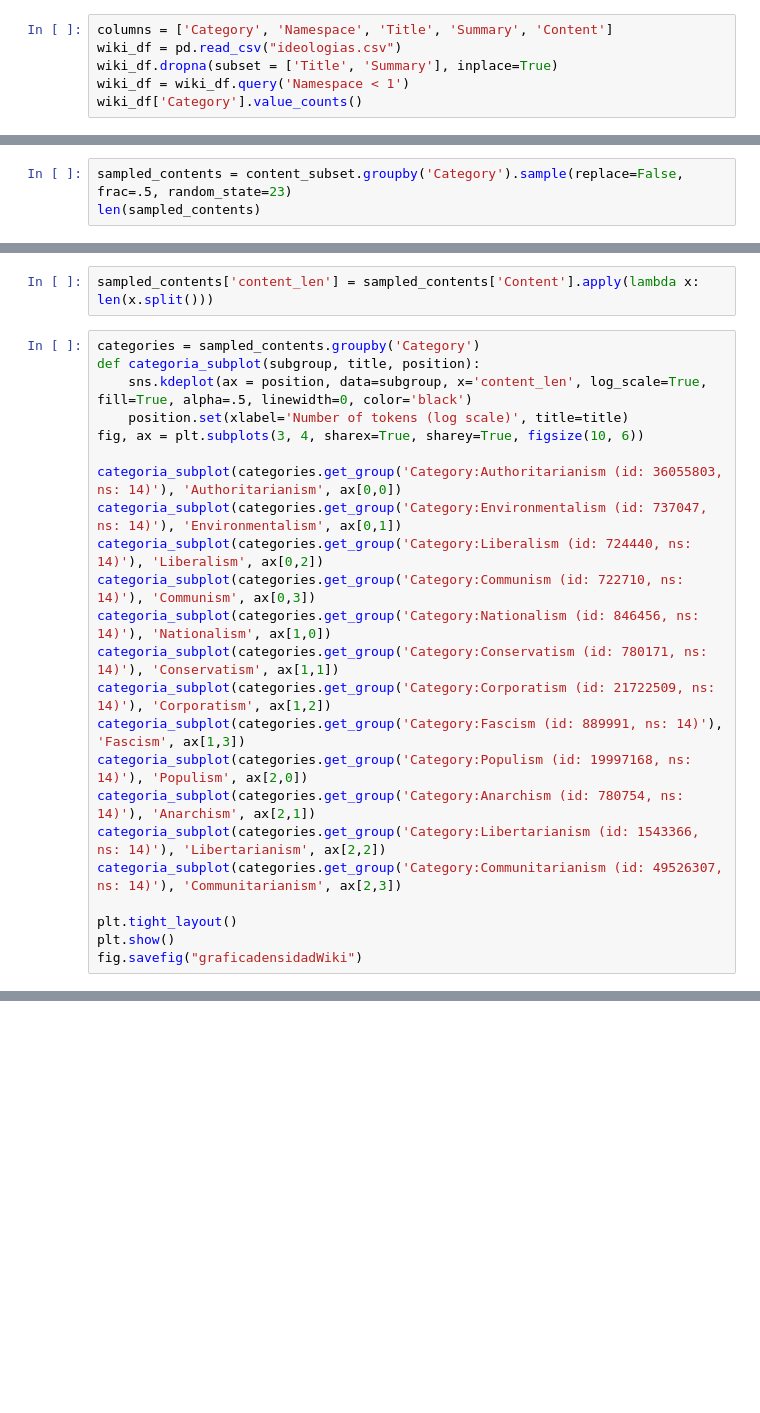
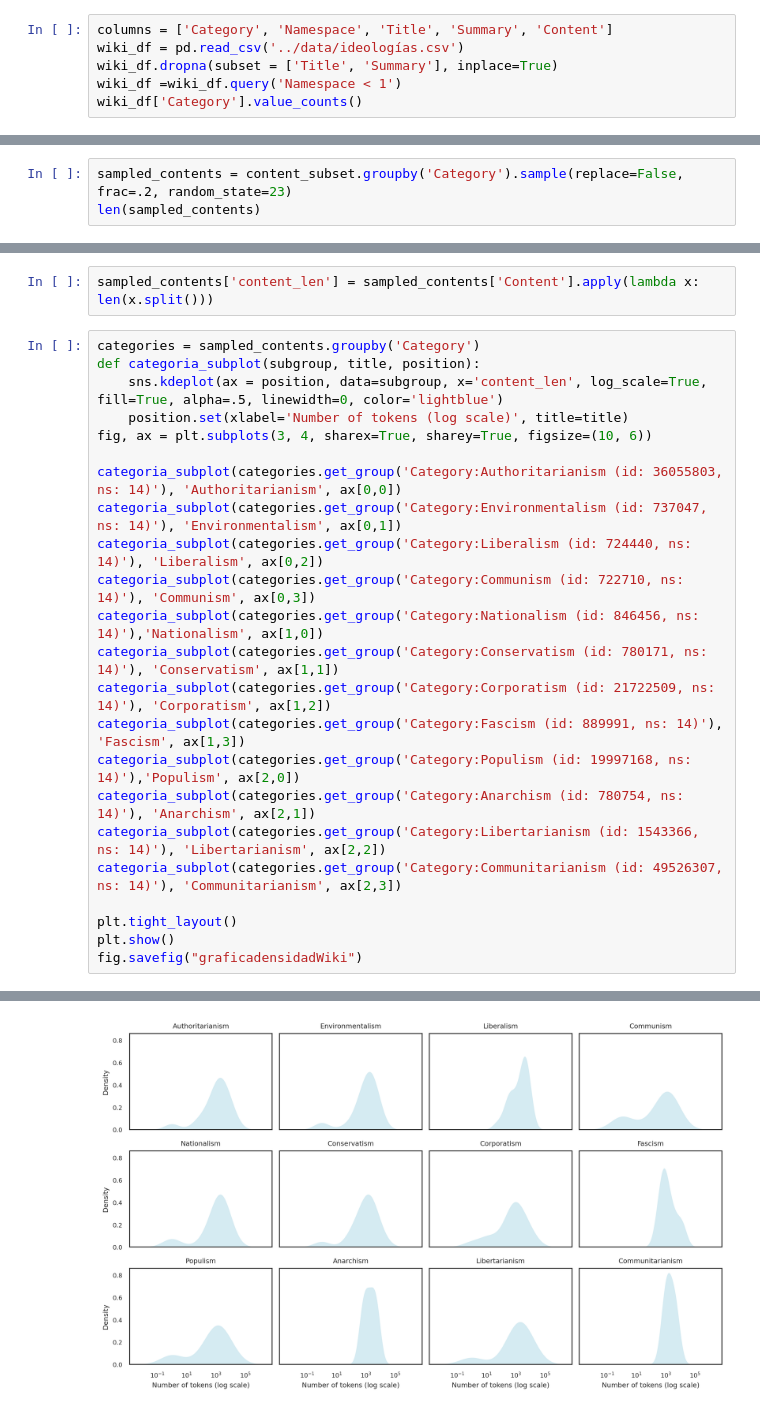
Before and after one commit to StacyLup/Ciencias-Sociales-Computacionales, a Jupyter notebook: notebooks/Análisis Iterativo Categorías Wikipedia.ipynb, the cells around one changed output, grey strips where cells are left out. Cells and saved outputs as stored; diff of their text form; blank space fills up the shorter version.

```diff
--- a/notebooks/Análisis Iterativo Categorías Wikipedia.ipynb
+++ b/notebooks/Análisis Iterativo Categorías Wikipedia.ipynb
@@ -240,8 +242,8 @@ df.to_csv('ideologias.csv')
 # %%
 columns = ['Category', 'Namespace', 'Title', 'Summary', 'Content']
-wiki_df = pd.read_csv("ideologias.csv")
+wiki_df = pd.read_csv('../data/ideologías.csv')
 wiki_df.dropna(subset = ['Title', 'Summary'], inplace=True)
-wiki_df = wiki_df.query('Namespace < 1')
+wiki_df =wiki_df.query('Namespace < 1')
 wiki_df['Category'].value_counts()
 # %% [output]
 Category
@@ -293,6 +295,6 @@ Category:Libertarianism (id: 1543366, ns: 14)        39
 Category:Communitarianism (id: 49526307, ns: 14)     16
 Name: count, dtype: int64
 # %%
-sampled_contents = content_subset.groupby('Category').sample(replace=False, frac=.5, random_state=23)
+sampled_contents = content_subset.groupby('Category').sample(replace=False, frac=.2, random_state=23)
 len(sampled_contents)
 # %% [output]
@@ -307,19 +309,19 @@ sampled_contents['content_len'] = sampled_contents['Content'].apply(lambda x: le
 # %%
 categories = sampled_contents.groupby('Category')
 def categoria_subplot(subgroup, title, position):
-    sns.kdeplot(ax = position, data=subgroup, x='content_len', log_scale=True, fill=True, alpha=.5, linewidth=0, color='black')
+    sns.kdeplot(ax = position, data=subgroup, x='content_len', log_scale=True, fill=True, alpha=.5, linewidth=0, color='lightblue')
     position.set(xlabel='Number of tokens (log scale)', title=title)
-fig, ax = plt.subplots(3, 4, sharex=True, sharey=True, figsize(10, 6))
+fig, ax = plt.subplots(3, 4, sharex=True, sharey=True, figsize=(10, 6))
 
 categoria_subplot(categories.get_group('Category:Authoritarianism (id: 36055803, ns: 14)'), 'Authoritarianism', ax[0,0])
 categoria_subplot(categories.get_group('Category:Environmentalism (id: 737047, ns: 14)'), 'Environmentalism', ax[0,1])
 categoria_subplot(categories.get_group('Category:Liberalism (id: 724440, ns: 14)'), 'Liberalism', ax[0,2])
 categoria_subplot(categories.get_group('Category:Communism (id: 722710, ns: 14)'), 'Communism', ax[0,3])
-categoria_subplot(categories.get_group('Category:Nationalism (id: 846456, ns: 14)'), 'Nationalism', ax[1,0])
+categoria_subplot(categories.get_group('Category:Nationalism (id: 846456, ns: 14)'),'Nationalism', ax[1,0])
 categoria_subplot(categories.get_group('Category:Conservatism (id: 780171, ns: 14)'), 'Conservatism', ax[1,1])
 categoria_subplot(categories.get_group('Category:Corporatism (id: 21722509, ns: 14)'), 'Corporatism', ax[1,2])
 categoria_subplot(categories.get_group('Category:Fascism (id: 889991, ns: 14)'), 'Fascism', ax[1,3])
-categoria_subplot(categories.get_group('Category:Populism (id: 19997168, ns: 14)'), 'Populism', ax[2,0])
+categoria_subplot(categories.get_group('Category:Populism (id: 19997168, ns: 14)'),'Populism', ax[2,0])
 categoria_subplot(categories.get_group('Category:Anarchism (id: 780754, ns: 14)'), 'Anarchism', ax[2,1])
 categoria_subplot(categories.get_group('Category:Libertarianism (id: 1543366, ns: 14)'), 'Libertarianism', ax[2,2])
 categoria_subplot(categories.get_group('Category:Communitarianism (id: 49526307, ns: 14)'), 'Communitarianism', ax[2,3])
@@ -331,0 +333 @@ SyntaxError: unmatched ')' (2551215278.py, line 18)
+[figure, added]
```
Also changed, not shown: parts of 26 cells of this notebook, 13 other files.
